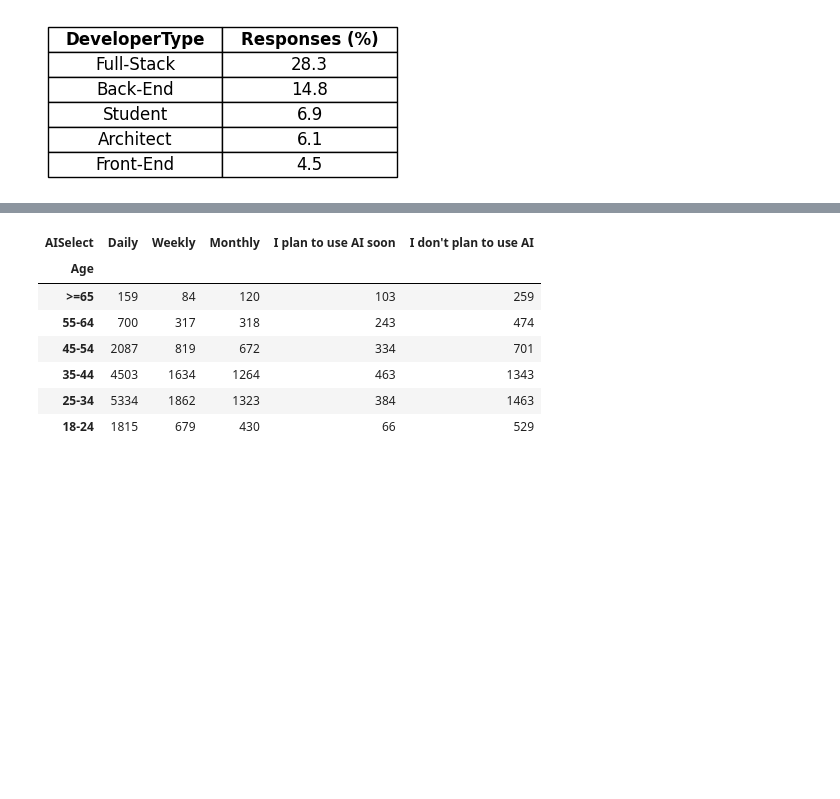
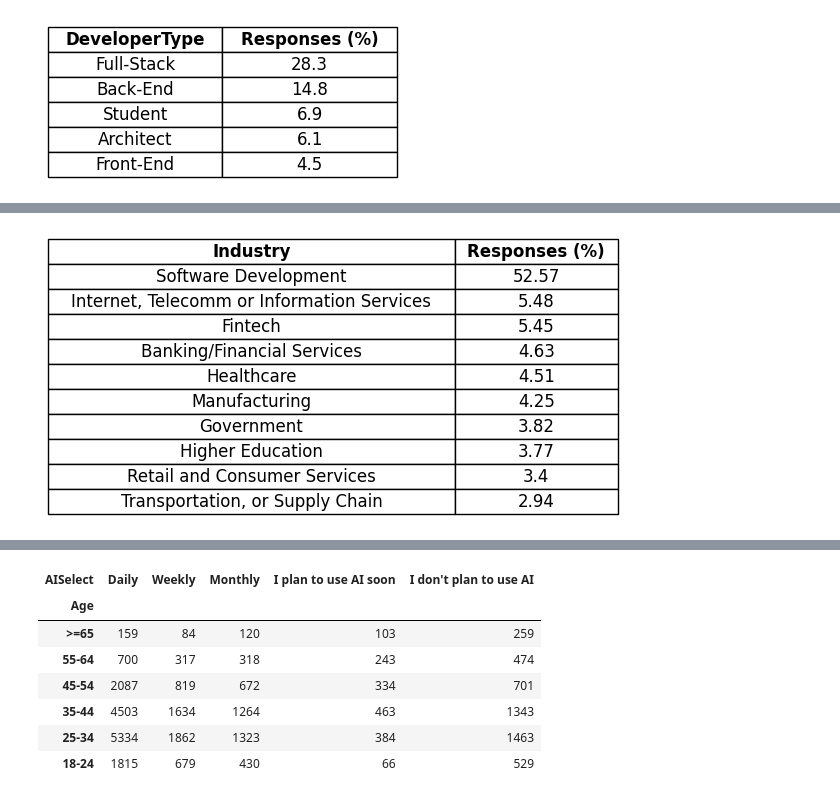
Before and after one commit to huyqng1412/stackoverflow_2025_project, a Jupyter notebook: so2025_vis.ipynb, the cells around one changed output, grey strips where cells are left out. Drawn from its saved outputs; the diff is of its cells as text; code cells hidden in the pictures; blank space fills up the shorter version.

```diff
--- a/so2025_vis.ipynb
+++ b/so2025_vis.ipynb
@@ -326,0 +329,11 @@ plt.show()
+# %%
+query_industry = """
+    SELECT industry, round(count(responseid) * 100 / (select count(responseid) from data where industry != 'None' and industry != 'Other:'), 2) as 'Responses (%)'
+    FROM data
+    where industry != 'None' and industry != 'Other:'
+    group by industry
+    ORDER BY "Responses (%)" desc
+"""
+
+result_industry = con.sql(query_industry).df().head(10)
+result_industry
@@ -326,0 +352,17 @@ plt.show()
+# %%
+fig, ax = plt.subplots(figsize=(7,1))
+ax.axis("off")
+
+column_widths = [0.5, 0.2]
+table = ax.table(cellText =result_industry.values, colLabels=result_industry.columns, cellLoc="center", loc="center", colWidths=column_widths)
+table.auto_set_font_size(False)
+table.set_fontsize(12)
+table.scale(1.5, 1.5)  # Adjust cell size
+
+for (row, col), cell in table.get_celld().items():
+    if row == 0:  # Header row
+        cell.get_text().set_fontweight('bold')
+
+plt.show()
+# %% [output]
+[figure, added]
```
Also changed, not shown: parts of 5 cells of this notebook, 1 other file.
